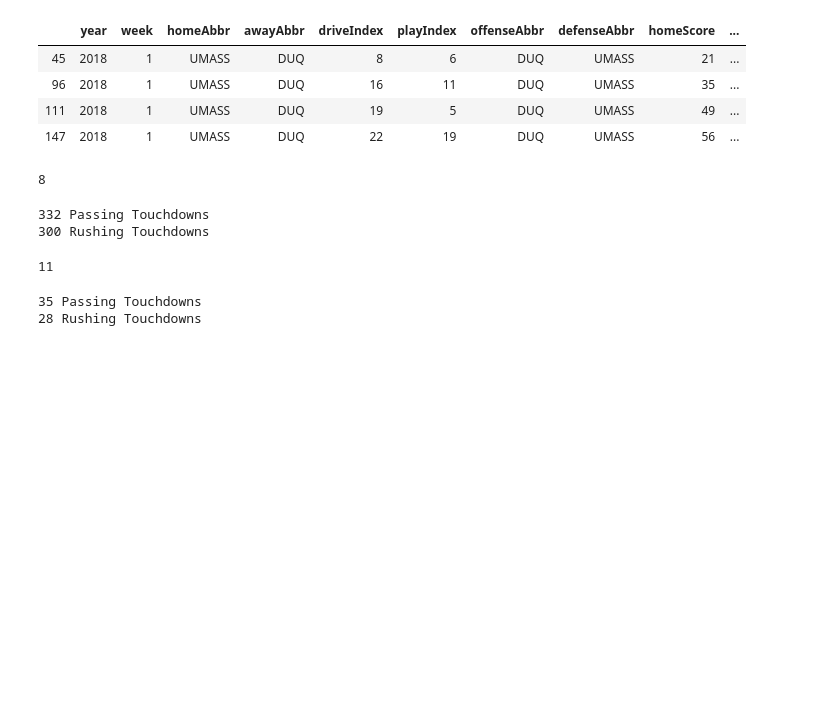
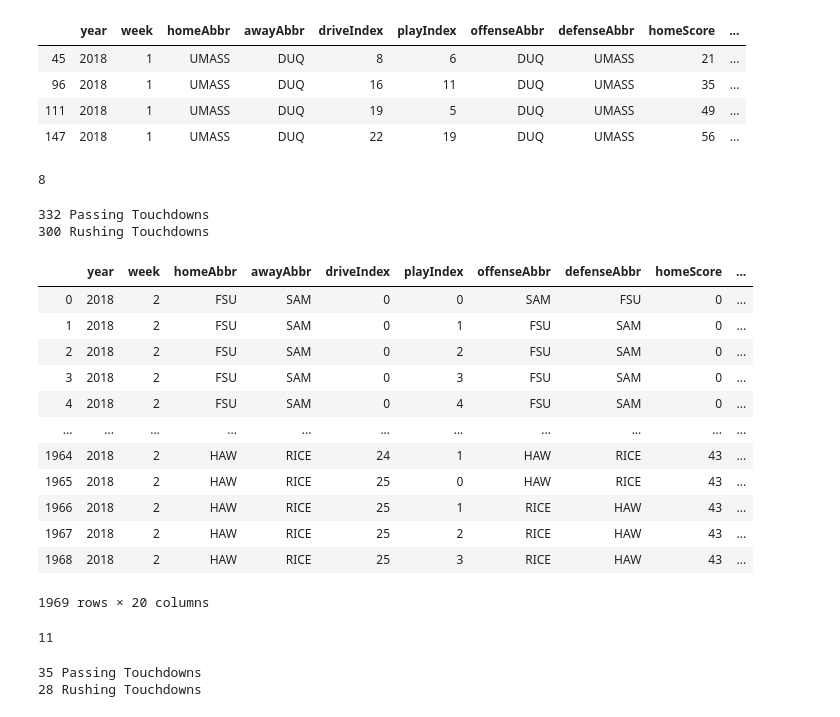
Before and after one commit to nwiatrek/cfb-ml, a Jupyter notebook: Football Project init.ipynb, the cells around one changed output. Cells and saved outputs as stored; diff of their text form; code cells hidden in the pictures; blank space fills up the shorter version.

```diff
--- a/Football Project init.ipynb
+++ b/Football Project init.ipynb
@@ -102,4 +102,20 @@ print(str(len(df.query('type == "Rushing Touchdown"'))) + " Rushing Touchdowns")
 300 Rushing Touchdowns
 # %%
 week_2 = pd.read_csv('PBP - 2018 - Week 2.csv')
+# %%
+week_2.drop(columns=['homeTeam', 'awayTeam', 'gameId', 'homeId', 'offenseId', 'awayId', 'defenseId', 'offenseTeam', 'defenseTeam'])
+# %% [output]
+|  | year | week | homeAbbr | awayAbbr | driveIndex | playIndex | offenseAbbr | defenseAbbr | homeScore | ... |
+| 0 | 2018 | 2 | FSU | SAM | 0 | 0 | SAM | FSU | 0 | ... |
+| 1 | 2018 | 2 | FSU | SAM | 0 | 1 | FSU | SAM | 0 | ... |
+| 2 | 2018 | 2 | FSU | SAM | 0 | 2 | FSU | SAM | 0 | ... |
+| 3 | 2018 | 2 | FSU | SAM | 0 | 3 | FSU | SAM | 0 | ... |
+| 4 | 2018 | 2 | FSU | SAM | 0 | 4 | FSU | SAM | 0 | ... |
+| ... | ... | ... | ... | ... | ... | ... | ... | ... | ... | ... |
+| 1964 | 2018 | 2 | HAW | RICE | 24 | 1 | HAW | RICE | 43 | ... |
+| 1965 | 2018 | 2 | HAW | RICE | 25 | 0 | HAW | RICE | 43 | ... |
+| 1966 | 2018 | 2 | HAW | RICE | 25 | 1 | RICE | HAW | 43 | ... |
+| 1967 | 2018 | 2 | HAW | RICE | 25 | 2 | RICE | HAW | 43 | ... |
+| 1968 | 2018 | 2 | HAW | RICE | 25 | 3 | RICE | HAW | 43 | ... |
+1969 rows × 20 columns
 # %%
```
Also changed, not shown: parts of 3 cells of this notebook.
